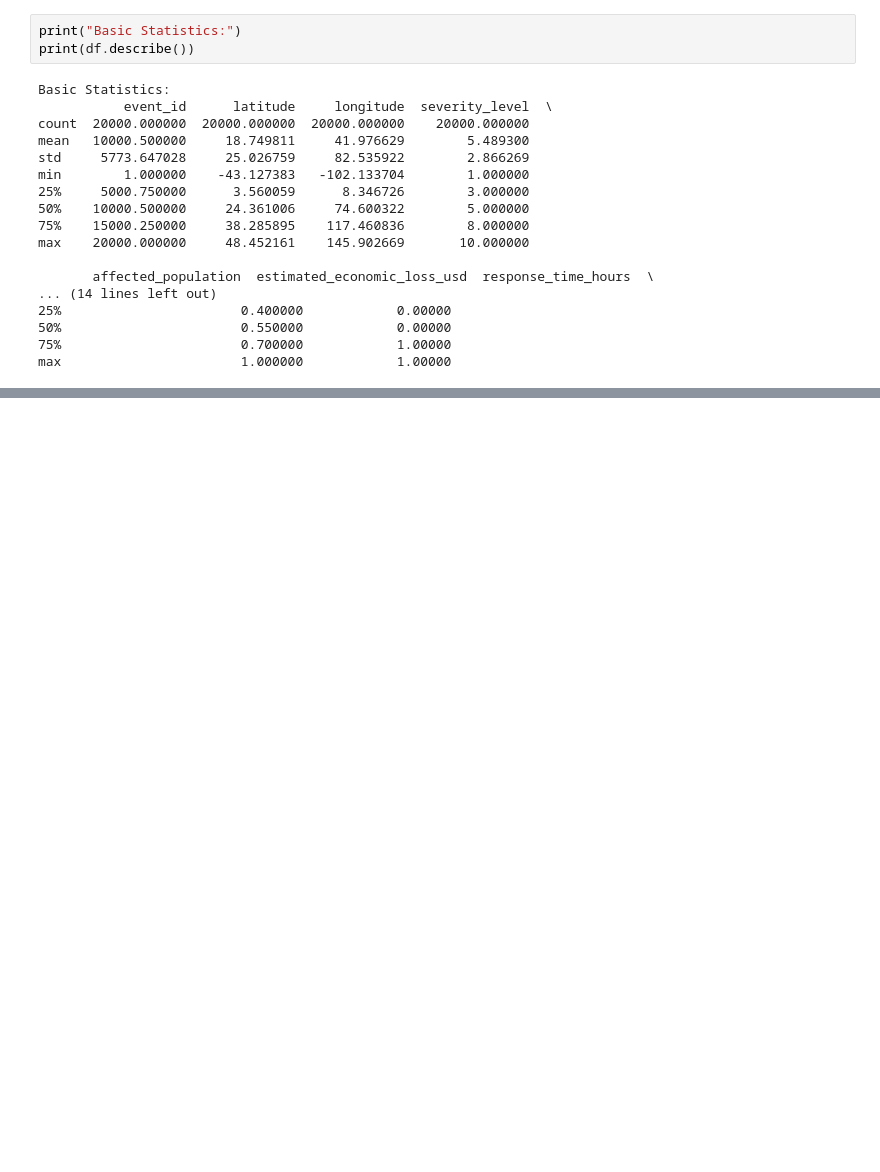
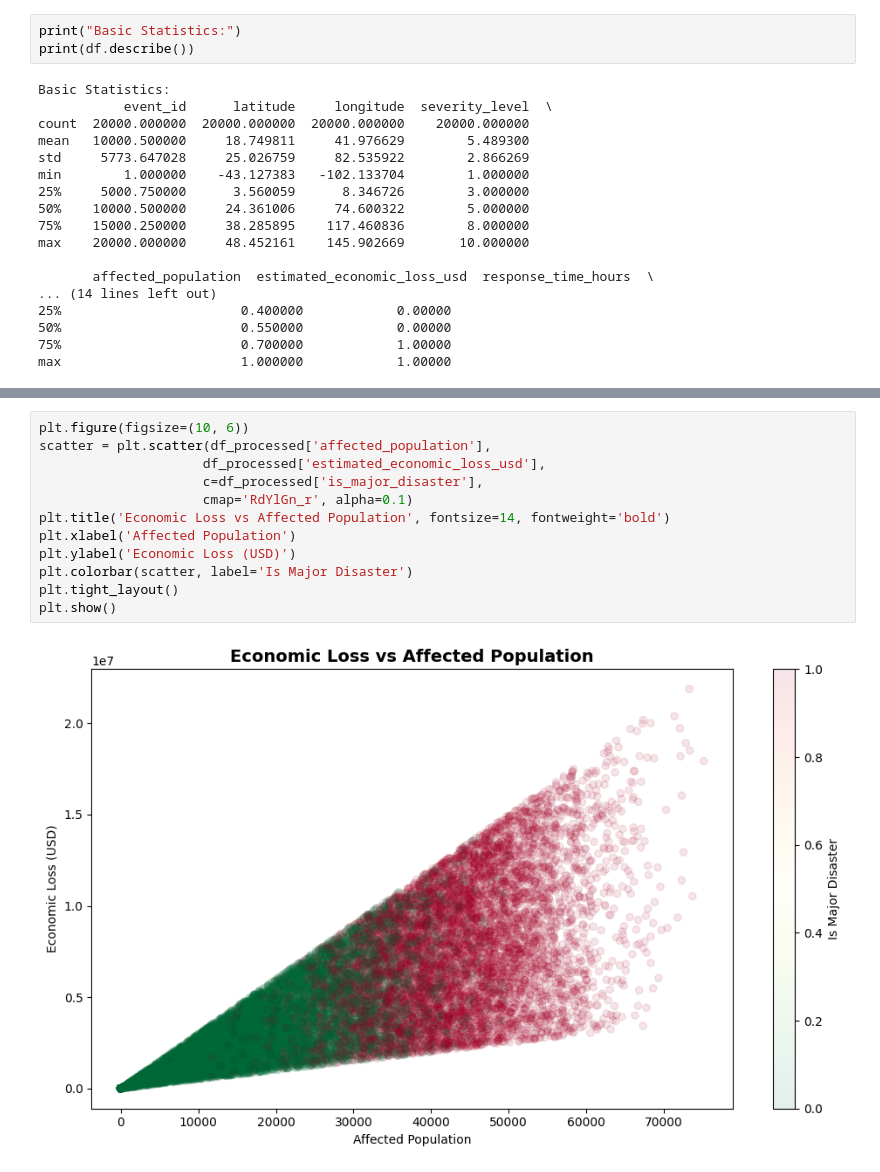
Before and after one commit to Sumithelonde/EV54_Quantum, a Jupyter notebook: model.ipynb, the cells around one changed output, grey strips where cells are left out. Cells and saved outputs as stored; diff of their text form; blank space fills up the shorter version.

```diff
--- a/model.ipynb
+++ b/model.ipynb
@@ -193,3 +194,17 @@ plt.show()
+# %%
+plt.figure(figsize=(10, 6))
+scatter = plt.scatter(df_processed['affected_population'],
+                     df_processed['estimated_economic_loss_usd'],
+                     c=df_processed['is_major_disaster'],
+                     cmap='RdYlGn_r', alpha=0.1)
+plt.title('Economic Loss vs Affected Population', fontsize=14, fontweight='bold')
+plt.xlabel('Affected Population')
+plt.ylabel('Economic Loss (USD)')
+plt.colorbar(scatter, label='Is Major Disaster')
+plt.tight_layout()
+plt.show()
+# %% [output]
+[figure, added]
 # %%
 plt.figure(figsize=(12, 8))
 correlation_features = ['severity_level', 'affected_population', 'estimated_economic_loss_usd',
```
Also changed, not shown: parts of 71 cells of this notebook, 23 other files.
